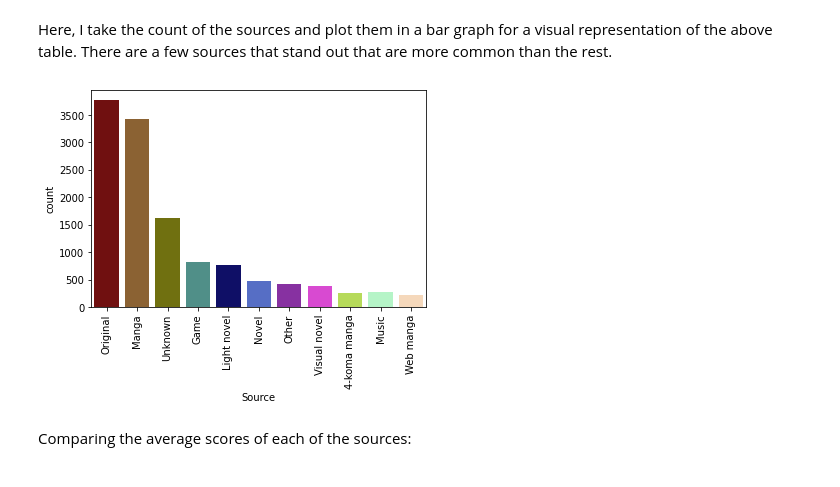
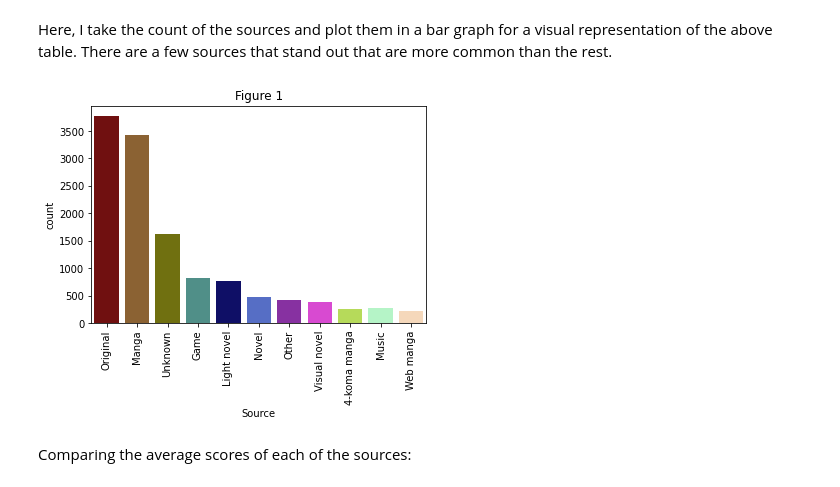
Before and after one commit to aidanMasonmondesire/DataAnalysisFinal, a Jupyter notebook: Assignment1.ipynb, the cells around one changed output. Cells and saved outputs as stored; diff of their text form; code cells hidden in the pictures.

```diff
--- a/Assignment1.ipynb
+++ b/Assignment1.ipynb
@@ -70,9 +71,10 @@ colours = ['#800000','#9A6324','#808000','#469990','#000075','#4363d8','#911eb4'
 # %%
 #Source Distribution
 sourcePlot = sns.countplot(data=anime, x='Source',palette=colours,order=ordered) #creates the countplot
 p = plt.xticks(rotation=90) # setting the function equal to p to avoid the output text from displaying
+p = plt.title('Figure 1')
 # %% [output]
-[figure, old version]
+[figure, new version]
 # %% [markdown]
 Comparing the average scores of each of the sources:
 # %%
```
Also changed, not shown: parts of 8 cells of this notebook.
